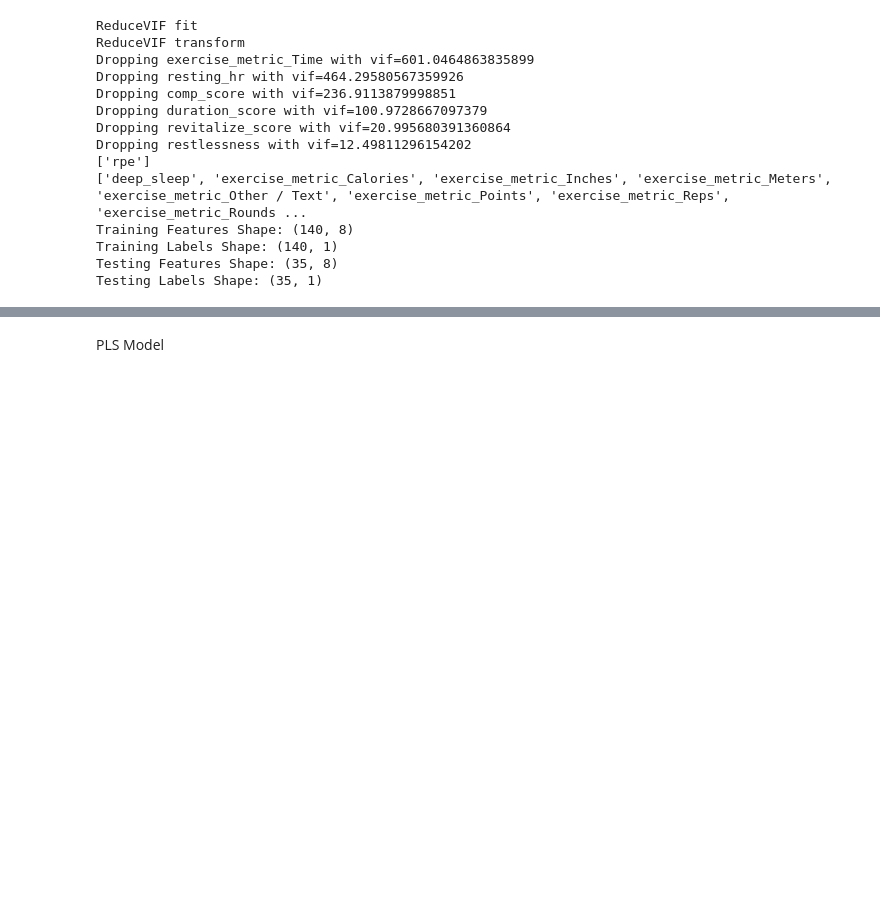
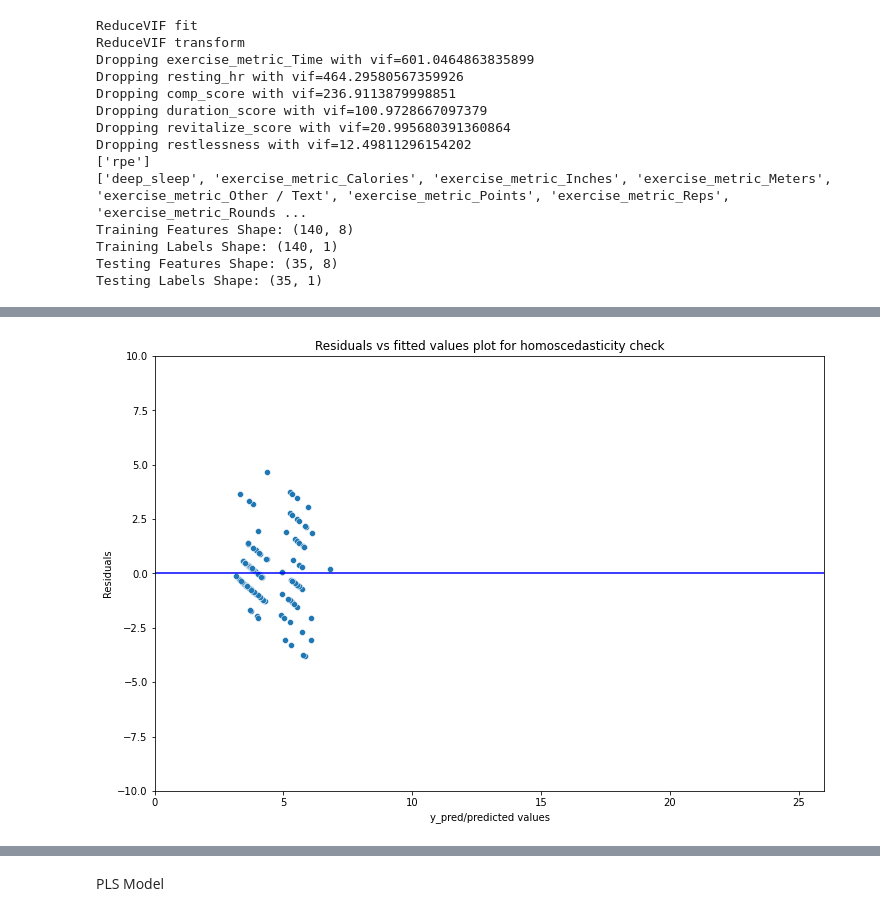
Before and after one commit to djfLtC0dr/python-playground, a Jupyter notebook: DASC522/djfDASC522_final.ipynb, the cells around one changed output, grey strips where cells are left out. Cells and saved outputs as stored; diff of their text form; code cells hidden in the pictures; blank space fills up the shorter version.

Commit message:
Everything is working! TODO: tune MLPRegressor

```diff
--- a/DASC522/djfDASC522_final.ipynb
+++ b/DASC522/djfDASC522_final.ipynb
@@ -515,5 +509,7 @@ OLS Model
 # %%
 import statsmodels.api as sm
+import statsmodels.stats.api as sms
+from statsmodels.compat import lzip
 import scipy.stats as stats
 from sklearn.model_selection import cross_val_score, KFold
 from sklearn.base import BaseEstimator, RegressorMixin
@@ -577,7 +573,7 @@ class SMWrapper(BaseEstimator, RegressorMixin):
         X = check_array(X)
 
         if self.fit_intercept:
-            X = sm.add_constant(X_test)
+            X = sm.add_constant(X)
         return self.results_.predict(X)
 
 
@@ -593,63 +589,68 @@ pipe=Pipeline([('preprocessor', preprocessor),
 
 pipe.fit(X_train, y_train, estimator__column_names=feature_list)
 print(pipe.named_steps.estimator.summary())#['estimator'].summary()
-y_pred = pipe.predict(X_test)
-mae_ols = mae(y_test, y_pred)
-print('MAE: %5.3f' % mae_ols)
-#TODO: cross_val_score
+y_pred = pipe.predict(X_train)
+mae_ols = mae(y_train, y_pred)
+# print('MAE: %5.3f' % mae_ols)
+# print("R squared: {}".format(r2_score(y_true=y_train,y_pred=y_pred)))
+
 kfold = KFold(n_splits=5, shuffle=True, random_state=123)
 results = cross_val_score(pipe.named_steps.estimator, X, y, cv=kfold, scoring=error_scorer)
 # print(results)
 print("%5.3f MAE with a standard deviation between the folds of %0.2f" % (results.mean(), results.std()))
 
-# model = sm.OLS(y_train,X_train).fit()
-# # print(cross_val_score(SMWrapper(sm.OLS), X, y, scoring='r2'))
-# # print(model.summary())
-# print(model.summary2())
-
 # #Pull residuals
-# residuals = model.resid
-# fitted_values = model.fittedvalues
+residuals = np.array(y_train).flatten()-y_pred
+mean_residuals = np.mean(residuals)
+print("Mean of Residuals {}".format(mean_residuals))
+print(f"")
 
 # #plot Residuals vs Fitted Values
-# fig, ax = plt.subplots(figsize=(12,8))
-# ax.scatter(fitted_values, residuals, alpha=1.0, color='dodgerblue')
-# fig.suptitle('Residuals versus Fitted Values')
-# plt.ylabel("Residual")
-# plt.xlabel("Fitted Values")
-# fig.tight_layout(pad=3);
-# ax.grid(True)
-# plt.axvline(x=min(fitted_values)+(max(fitted_values)-min(fitted_values))/3, color='darkblue')
-# plt.axvline(x=min(fitted_values)+2*(max(fitted_values)-min(fitted_values))/3, color='darkblue')
-# plt.axhline(y=0,color='black')
+fig, ax = plt.subplots(figsize=(12,8))
+p = sns.scatterplot(y_pred,residuals)
+plt.xlabel('y_pred/predicted values')
+plt.ylabel('Residuals')
+plt.ylim(-10,10)
+plt.xlim(0,26)
+p = sns.lineplot([0,26],[0,0],color='blue')
+p = plt.title('Residuals vs fitted values plot for homoscedasticity check')
+
+# Checking heteroscedasticity : Using Goldfeld Quandt we test for heteroscedasticity.
+# Null Hypothesis: Error terms are homoscedastic
+# Alternative Hypothesis: Error terms are heteroscedastic.
+name = ['F statistic', 'p-value']
+test = sms.het_goldfeldquandt(residuals, X_train)
+print(lzip(name, test))
+print('Since p value is more than 0.05 in Goldfeld Quandt Test, we cannot reject its null hypothesis that error terms are homoscedastic => Good.')
+print(f"")
+
+# Bartlett’s test tests the null hypothesis that all input samples are from populations with equal variances.
+from scipy.stats import bartlett
+test = bartlett(np.array(X_train).flatten(),residuals)
+print(test)
+print('Since p value is quite less than 0.05 in Bartlett, its null hypothesis that error terms are homoscedastic gets rejected, that is not good for a regression.')
+print(f"")
 
 # #Normality Plots
-# f, (ax_box, ax_hist) = plt.subplots(2, sharex=True, gridspec_kw={"height_ratios": (.15, .85)},figsize=(12,8))
-# sns.boxplot(residuals, ax=ax_box, color='darkorchid')
-# sns.distplot(residuals, ax=ax_hist, color='orchid')
-# ax_box.set(xlabel='')
+f, (ax_box, ax_hist) = plt.subplots(2, sharex=True, gridspec_kw={"height_ratios": (.15, .85)},figsize=(12,8))
+sns.boxplot(residuals, ax=ax_box, color='darkorchid')
+sns.distplot(residuals, ax=ax_hist, color='orchid')
+ax_box.set(xlabel='')
 
-# pp = sm.ProbPlot(residuals, stats.norm, fit=True)
-# qq = pp.qqplot(marker='.', markerfacecolor='darkorchid', markeredgecolor='darkorchid', alpha=0.8)
-# sm.qqline(qq.axes[0], line='45', fmt='k--')
+pp = sm.ProbPlot(residuals, stats.norm, fit=True)
+qq = pp.qqplot(marker='.', markerfacecolor='darkorchid', markeredgecolor='darkorchid', alpha=0.8)
+sm.qqline(qq.axes[0], line='45', fmt='k--')
 
-# #Pull Standardized/Studentized and CooksD/Hat Values
-# results=model.model.fit()
-# influence=results.get_influence()
-# std_resid=influence.resid_studentized_internal
-# student_resid=influence.resid_studentized_external
-
-# fig, ax = plt.subplots(figsize=(12,8))
-# ax.scatter(fitted_values, std_resid)
-# fig.suptitle('Standardized Residuals versus Fitted Values')
-# plt.ylabel("Standardized ResidualResidual")
-# plt.xlabel("Fitted Values")
-# fig.tight_layout(pad=3);
-# ax.grid(True)
-
-# fig, ax = plt.subplots(figsize=(12,8))
-# fig = sm.graphics.influence_plot(model, ax=ax, criterion="cooks")
-# plt.show()
+# autocorrelation
+# Checking for autocorrelation To ensure the absence of autocorrelation we use Ljungbox test.
+# Null Hypothesis: Autocorrelation is absent.
+# Alternative Hypothesis: Autocorrelation is present.
+from statsmodels.stats import diagnostic as diag
+print("%5.10f Ljungbox test " % min(diag.acorr_ljungbox(residuals , lags = 40)[1]))
+print('Since p value is greater than 0.05 we fail to reject the null hypothesis that error terms are not autocorrelated.')
+print(f"")
+sm.graphics.tsa.plot_acf(residuals, lags=40)
+plt.show()
 # %% [output]
                             OLS Regression Results
 ==============================================================================
@@ -670,0 +672 @@ MAE: 17.061
+[figure, added]
```
Also changed, not shown: parts of 13 cells of this notebook.
